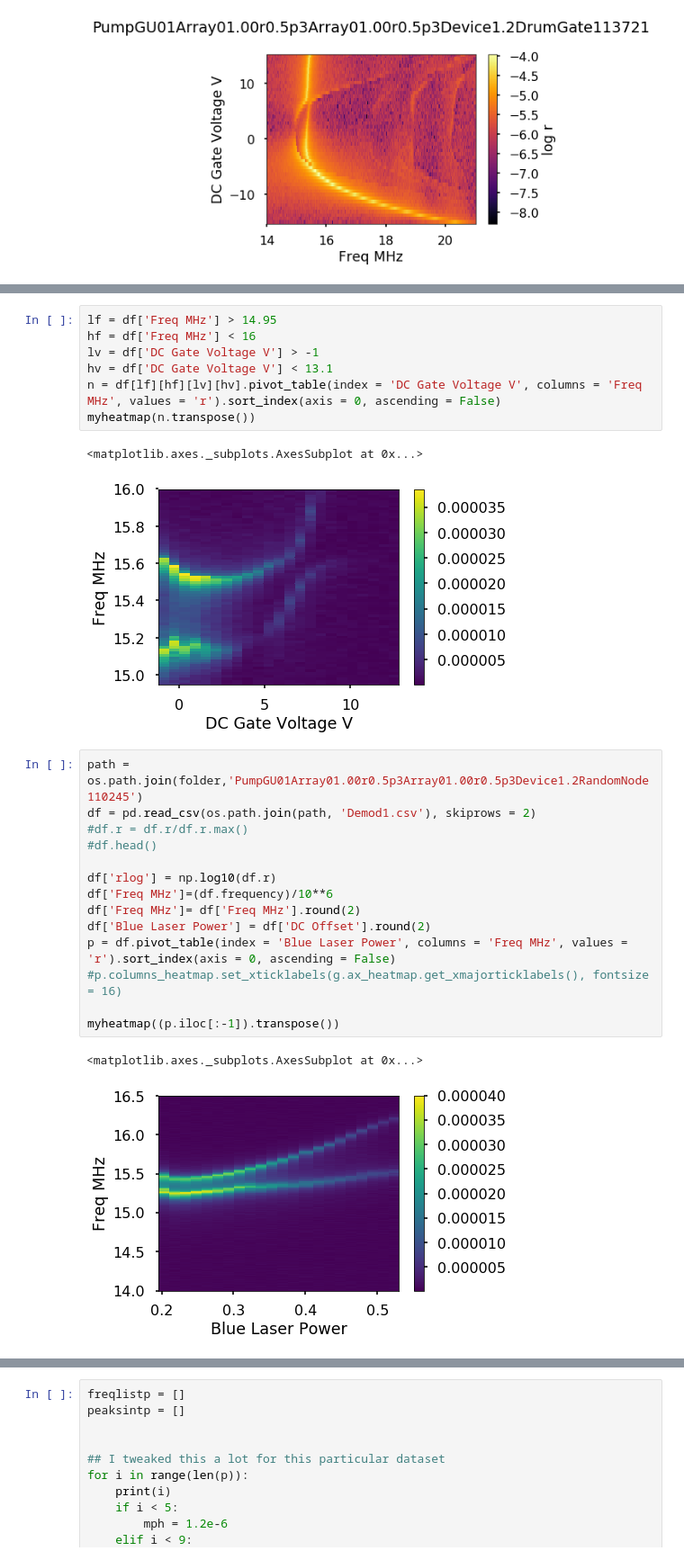
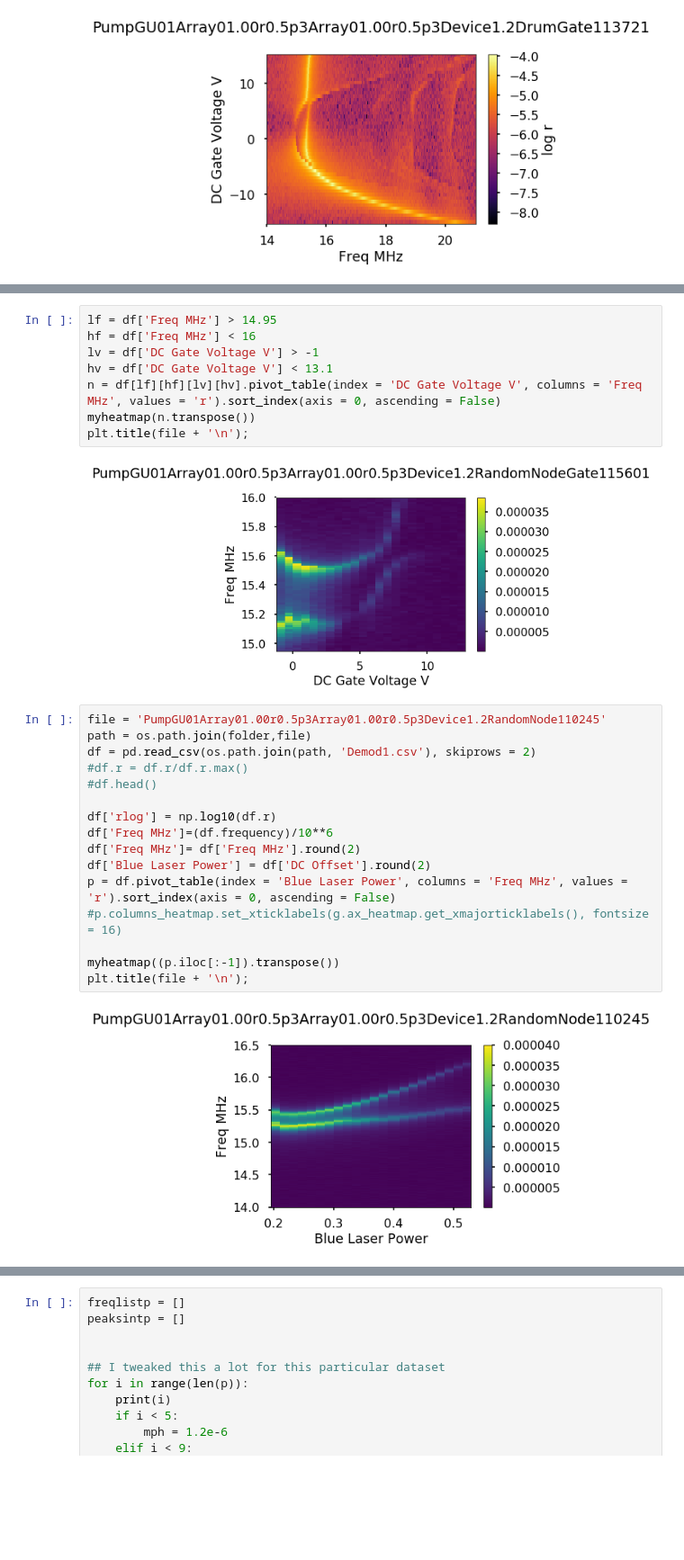
Before and after one commit to horowitz-lab/NetMAP, a Jupyter notebook: Gate Sweep Curves.ipynb, the cells around one changed output, grey strips where cells are left out. Shown at 90% size. Cells and saved outputs as stored; diff of their text form; blank space fills up the shorter version.

```diff
--- a/Gate Sweep Curves.ipynb
+++ b/Gate Sweep Curves.ipynb
@@ -113,24 +114,25 @@ lv = df['DC Gate Voltage V'] > -1
 hv = df['DC Gate Voltage V'] < 13.1
 n = df[lf][hf][lv][hv].pivot_table(index = 'DC Gate Voltage V', columns = 'Freq MHz', values = 'r').sort_index(axis = 0, ascending = False)
 myheatmap(n.transpose())
+plt.title(file + '\n');
 # %% [output]
-<matplotlib.axes._subplots.AxesSubplot at 0x...>
-[figure, old version]
+[figure, new version]
 # %%
-path = os.path.join(folder,'PumpGU01Array01.00r0.5p3Array01.00r0.5p3Device1.2RandomNode110245')
+file = 'PumpGU01Array01.00r0.5p3Array01.00r0.5p3Device1.2RandomNode110245'
+path = os.path.join(folder,file)
 df = pd.read_csv(os.path.join(path, 'Demod1.csv'), skiprows = 2)
 #df.r = df.r/df.r.max()
 #df.head()
 
 df['rlog'] = np.log10(df.r)
 df['Freq MHz']=(df.frequency)/10**6
 df['Freq MHz']= df['Freq MHz'].round(2)
 df['Blue Laser Power'] = df['DC Offset'].round(2)
 p = df.pivot_table(index = 'Blue Laser Power', columns = 'Freq MHz', values = 'r').sort_index(axis = 0, ascending = False)
 #p.columns_heatmap.set_xticklabels(g.ax_heatmap.get_xmajorticklabels(), fontsize = 16)
 
 myheatmap((p.iloc[:-1]).transpose())
+plt.title(file + '\n');
 # %% [output]
-<matplotlib.axes._subplots.AxesSubplot at 0x...>
-[figure, old version]
+[figure, new version]
 # %%
```
Also changed, not shown: parts of 10 cells of this notebook, 1 other file.
